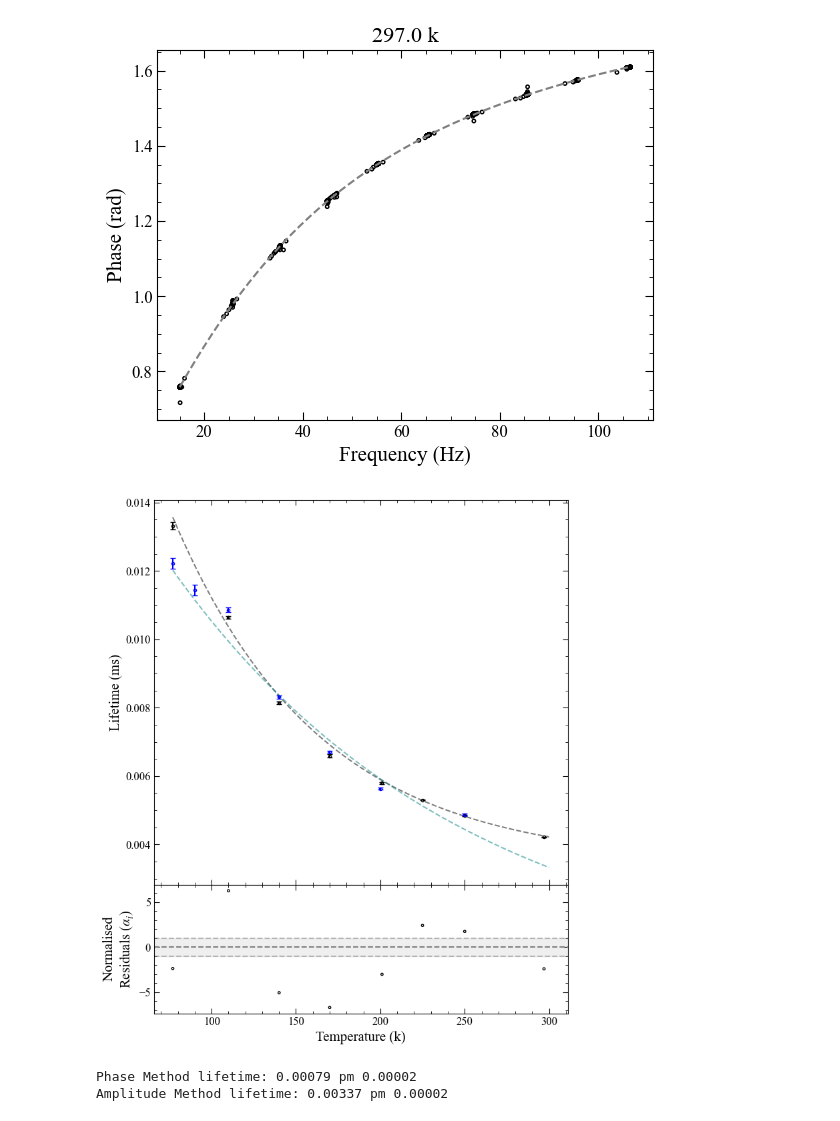
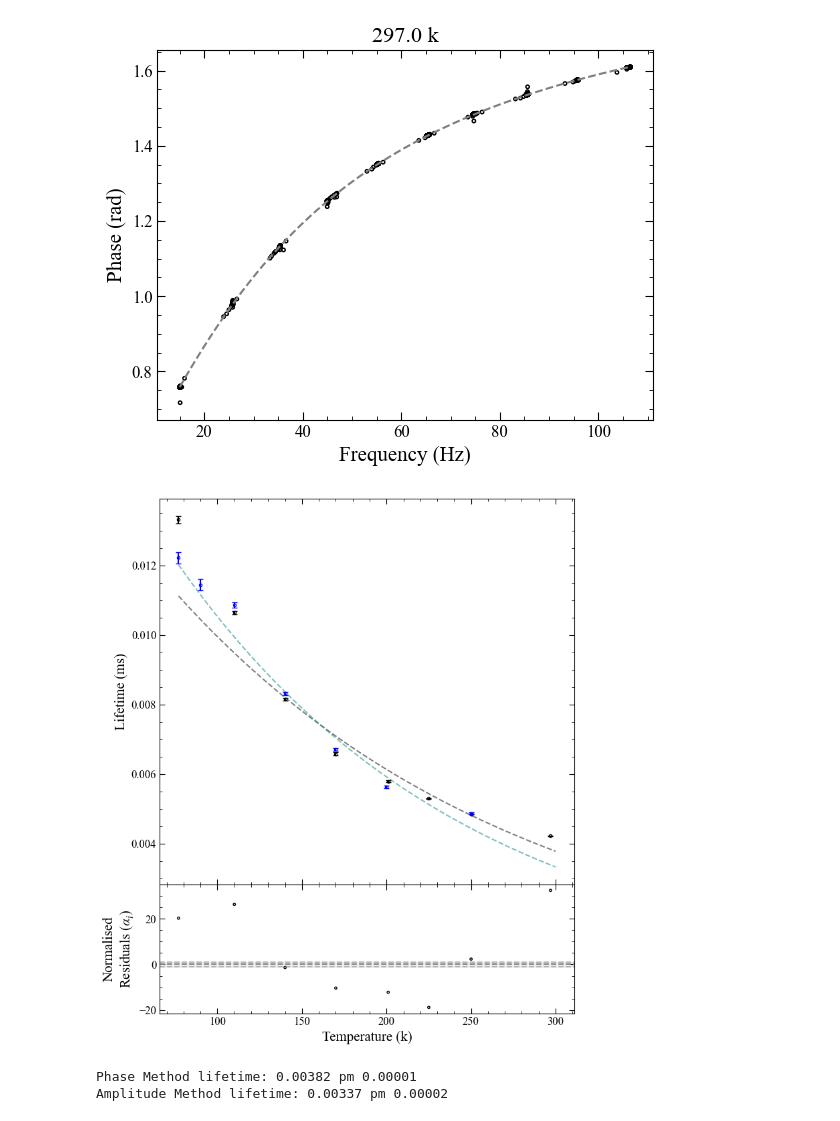
Before and after one commit to Sebastian426/Advanced-Lab-Code, a Jupyter notebook: Einstein_Coefficients/Phase_Eins_A.ipynb, the cells around one changed output. Cells and saved outputs as stored; diff of their text form; code cells hidden in the pictures.

```diff
--- a/Einstein_Coefficients/Phase_Eins_A.ipynb
+++ b/Einstein_Coefficients/Phase_Eins_A.ipynb
@@ -9,8 +9,8 @@ def fit_func(freq, tau, phi_0):
     phi = np.arctan(omega*tau)
     return phi + phi_0
 
-def temperature_dependence(T, t0, a, offset):
-    return t0*np.exp(a*(T-298))+offset
+def temperature_dependence(T, t0, a):
+    return t0*np.exp(a*(T-298))
 
 plt.rcParams.update({
     "font.size": 14,        # default text size
@@ -36,8 +36,8 @@ df_amplitude = pd.read_csv(csv)
 temp_amp = df_amplitude["Temperatures"]
 life_amp = df_amplitude["Lifetimes"]
 life_err_amp = df_amplitude["Errors"]
-pop_amp = [df_amplitude["t0"][0], df_amplitude["a"][1], 0]
-err_amp = [df_amplitude["t0_err"][0], df_amplitude["a_err"][0], 0]
+pop_amp = [df_amplitude["t0"][0], df_amplitude["a"][1]]
+err_amp = [df_amplitude["t0_err"][0], df_amplitude["a_err"][0]]
 # %%
 file = "Freq_Data.xlsx"
 
@@ -116,12 +116,12 @@ lifetime_errors = np.array(lifetime_errors)
 T_fit = np.linspace(temperatures.min(), 300, 10000)
 
 p0 = [0.003, #roomtemp lifetime
-      -0.01, #a
-      0.001] #offset
+      -0.01 #a
+      ] #offset
 
 p0_bounds = [
-    [0, -np.inf, 0.0001], #lower
-    [np.inf, 0, np.inf] #upper
+    [0, -np.inf], #lower
+    [np.inf, 0] #upper
 ]
 
 pop, cov = curve_fit(temperature_dependence,
@@ -171,33 +171,33 @@ ax_res.set_xlabel("Temperature (k)")
 ax_res.set_ylabel("Normalised\nResiduals ($\\alpha_i$)")
 
 ax_res.scatter(temperatures, residuals,
             marker = 'o', facecolor = 'none',color = "black", s = 6)
 
 ax_res.axhspan(-1,1, color = "grey", alpha = 0.12)
 ax_res.axhline(-1, color = "grey", linestyle = "--",alpha = 0.5)
 ax_res.axhline(1, color = "grey", linestyle = "--", alpha = 0.5)
 ax_res.axhline(0, color = "grey", linestyle = "--")
 
 for ax in [ax_main, ax_res]:
     ax.minorticks_on()
     ax.tick_params(which='major', size=6, direction='in',
                    right=True, top=True)
     ax.tick_params(which='minor', size=3, direction='in',
                    right=True, top=True)
 
 plt.show()
 
 print(f"Phase Method lifetime: {pop[0]:.5f} pm {np.sqrt(np.diag(cov)[0]):.5f}")
 print(f"Amplitude Method lifetime: {pop_amp[0]:.5f} pm {err_amp[0]:.5f}")
 # %% [output]
 [figure]
 [figure]
 [figure]
 [figure]
 [figure]
 [figure]
 [figure]
 [figure]
-[figure, old version]
+[figure, new version]
-Phase Method lifetime: 0.00079 pm 0.00002
+Phase Method lifetime: 0.00382 pm 0.00001
 Amplitude Method lifetime: 0.00337 pm 0.00002
```
